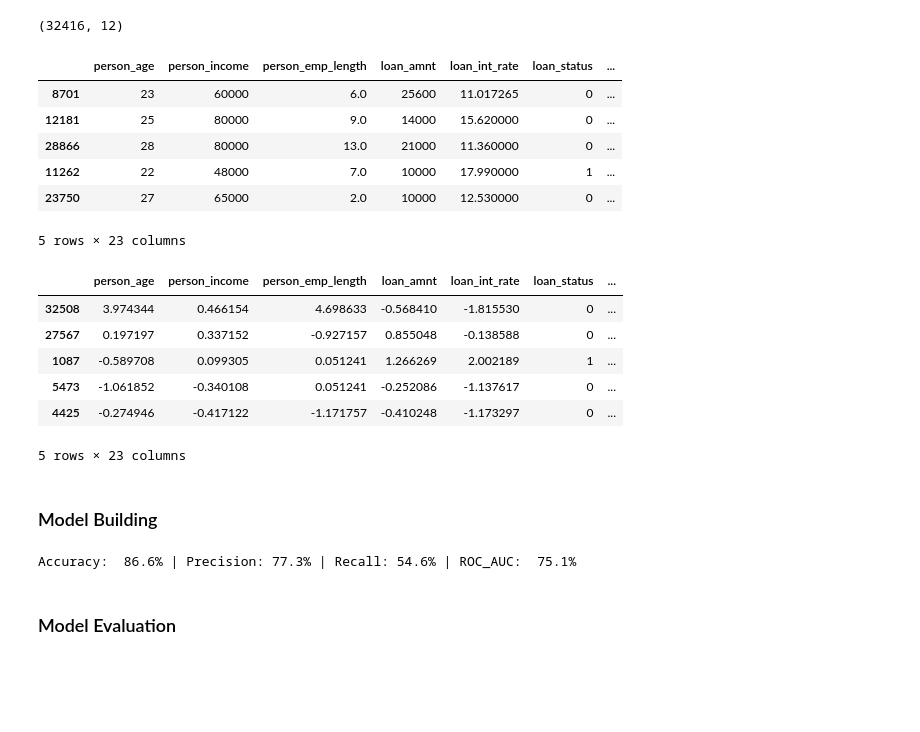
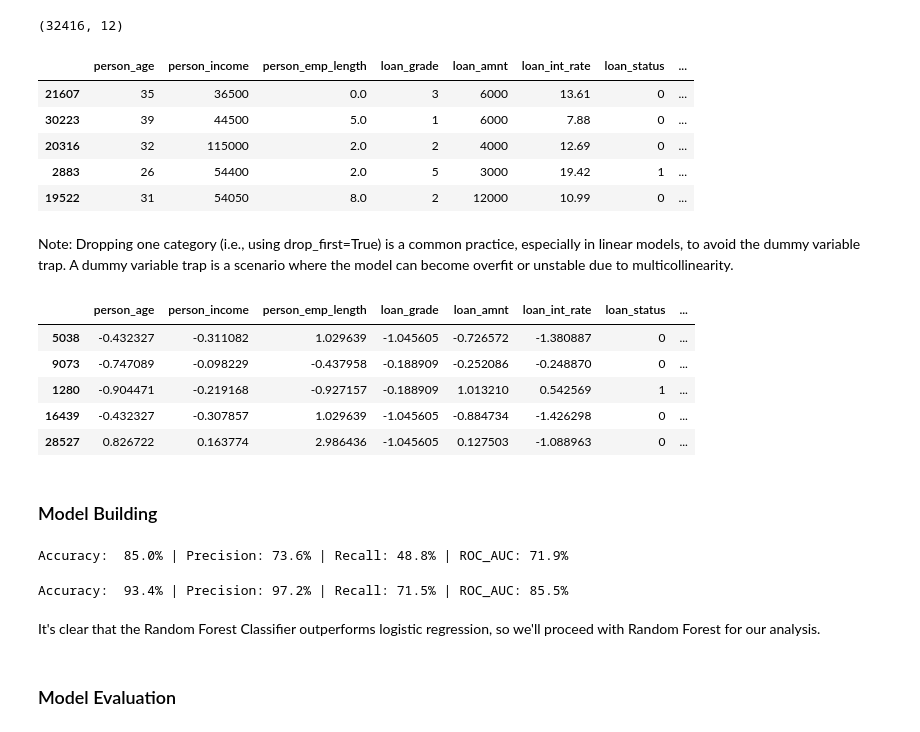
Before and after one commit to behavior2020/credit-risk, a Jupyter notebook: predictor.ipynb, the cells around one changed output. Drawn from its saved outputs; the diff is of its cells as text; code cells hidden in the pictures; blank space fills up the shorter version.

```diff
--- a/predictor.ipynb
+++ b/predictor.ipynb
@@ -129,16 +129,28 @@ df.shape
 (32416, 12)
 # %%
 # Encode categorical variables
-df = pd.get_dummies(df, columns=['person_home_ownership', 'loan_intent', 'loan_grade', 'cb_person_default_on_file'], drop_first=True)
+loan_grade_mapping = {
+    'A': 1,
+    'B': 2,
+    'C': 3,
+    'D': 4,
+    'E': 5,
+    'F': 6,
+    'G': 7,
+}
+
+df['loan_grade'] = df['loan_grade'].replace(loan_grade_mapping)
+df = pd.get_dummies(df, columns=['person_home_ownership', 'loan_intent', 'cb_person_default_on_file'], drop_first=True)
 df.sample(5)
 # %% [output]
-|  | person_age | person_income | person_emp_length | loan_amnt | loan_int_rate | loan_status | ... |
-| 8701 | 23 | 60000 | 6.0 | 25600 | 11.017265 | 0 | ... |
-| 12181 | 25 | 80000 | 9.0 | 14000 | 15.620000 | 0 | ... |
-| 28866 | 28 | 80000 | 13.0 | 21000 | 11.360000 | 0 | ... |
-| 11262 | 22 | 48000 | 7.0 | 10000 | 17.990000 | 1 | ... |
-| 23750 | 27 | 65000 | 2.0 | 10000 | 12.530000 | 0 | ... |
+|  | person_age | person_income | person_emp_length | loan_grade | loan_amnt | loan_int_rate | loan_status | ... |
+| 21607 | 35 | 36500 | 0.0 | 3 | 6000 | 13.61 | 0 | ... |
+| 30223 | 39 | 44500 | 5.0 | 1 | 6000 | 7.88 | 0 | ... |
+| 20316 | 32 | 115000 | 2.0 | 2 | 4000 | 12.69 | 0 | ... |
+| 2883 | 26 | 54400 | 2.0 | 5 | 3000 | 19.42 | 1 | ... |
+| 19522 | 31 | 54050 | 8.0 | 2 | 12000 | 10.99 | 0 | ... |
-5 rows × 23 columns
+# %% [markdown]
+Note: Dropping one category (i.e., using drop_first=True) is a common practice, especially in linear models, to avoid the dummy variable trap. A dummy variable trap is a scenario where the model can become overfit or unstable due to multicollinearity.
 # %%
 # Scale continuous features
 scaler = StandardScaler()
@@ -146,13 +158,12 @@ continuous_cols = [col for col in df.columns if df[col].nunique() > 5]
 df[continuous_cols] = scaler.fit_transform(df[continuous_cols])
 df.sample(5)
 # %% [output]
-|  | person_age | person_income | person_emp_length | loan_amnt | loan_int_rate | loan_status | ... |
-| 32508 | 3.974344 | 0.466154 | 4.698633 | -0.568410 | -1.815530 | 0 | ... |
-| 27567 | 0.197197 | 0.337152 | -0.927157 | 0.855048 | -0.138588 | 0 | ... |
-| 1087 | -0.589708 | 0.099305 | 0.051241 | 1.266269 | 2.002189 | 1 | ... |
-| 5473 | -1.061852 | -0.340108 | 0.051241 | -0.252086 | -1.137617 | 0 | ... |
-| 4425 | -0.274946 | -0.417122 | -1.171757 | -0.410248 | -1.173297 | 0 | ... |
+|  | person_age | person_income | person_emp_length | loan_grade | loan_amnt | loan_int_rate | loan_status | ... |
+| 5038 | -0.432327 | -0.311082 | 1.029639 | -1.045605 | -0.726572 | -1.380887 | 0 | ... |
+| 9073 | -0.747089 | -0.098229 | -0.437958 | -0.188909 | -0.252086 | -0.248870 | 0 | ... |
+| 1280 | -0.904471 | -0.219168 | -0.927157 | -0.188909 | 1.013210 | 0.542569 | 1 | ... |
+| 16439 | -0.432327 | -0.307857 | 1.029639 | -1.045605 | -0.884734 | -1.426298 | 0 | ... |
+| 28527 | 0.826722 | 0.163774 | 2.986436 | -1.045605 | 0.127503 | -1.088963 | 0 | ... |
-5 rows × 23 columns
 # %% [markdown]
 ### Model Building
 # %%
@@ -164,7 +175,7 @@ y = df['loan_status']
 # Train-Test Split
 X_train, X_test, y_train, y_test = train_test_split(X, y, test_size=0.2, random_state=42)
 # %%
-# Train and evaluate the model
+# Train and evaluate the first model
 model = LogisticRegression()
 model.fit(X_train, y_train)
 y_pred = model.predict(X_test)
@@ -175,9 +186,26 @@ precision = precision_score(y_test, y_pred)
 recall = recall_score(y_test, y_pred)
 roc_auc = roc_auc_score(y_test, y_pred)
 
-print(f'Accuracy: {accuracy*100: .1f}% | Precision:{precision*100: .1f}% | Recall:{recall*100: .1f}% | ROC_AUC: {roc_auc*100: .1f}%')
+print(f'Accuracy: {accuracy*100: .1f}% | Precision:{precision*100: .1f}% | Recall:{recall*100: .1f}% | ROC_AUC:{roc_auc*100: .1f}%')
 # %% [output]
-Accuracy:  86.6% | Precision: 77.3% | Recall: 54.6% | ROC_AUC:  75.1%
+Accuracy:  85.0% | Precision: 73.6% | Recall: 48.8% | ROC_AUC: 71.9%
+# %%
+# Train and evaluate the second model
+model = RandomForestClassifier()
+model.fit(X_train, y_train)
+y_pred = model.predict(X_test)
+y_pred_proba = model.predict_proba(X_test)[:, 1]  # Probability of True
+
+accuracy = accuracy_score(y_test, y_pred)
+precision = precision_score(y_test, y_pred)
+recall = recall_score(y_test, y_pred)
+roc_auc = roc_auc_score(y_test, y_pred)
+
+print(f'Accuracy: {accuracy*100: .1f}% | Precision:{precision*100: .1f}% | Recall:{recall*100: .1f}% | ROC_AUC:{roc_auc*100: .1f}%')
+# %% [output]
+Accuracy:  93.4% | Precision: 97.2% | Recall: 71.5% | ROC_AUC: 85.5%
+# %% [markdown]
+It's clear that the Random Forest Classifier outperforms logistic regression, so we'll proceed with Random Forest for our analysis.
 # %% [markdown]
 ### Model Evaluation
 # %%
```
Also changed, not shown: parts of 7 cells of this notebook.
